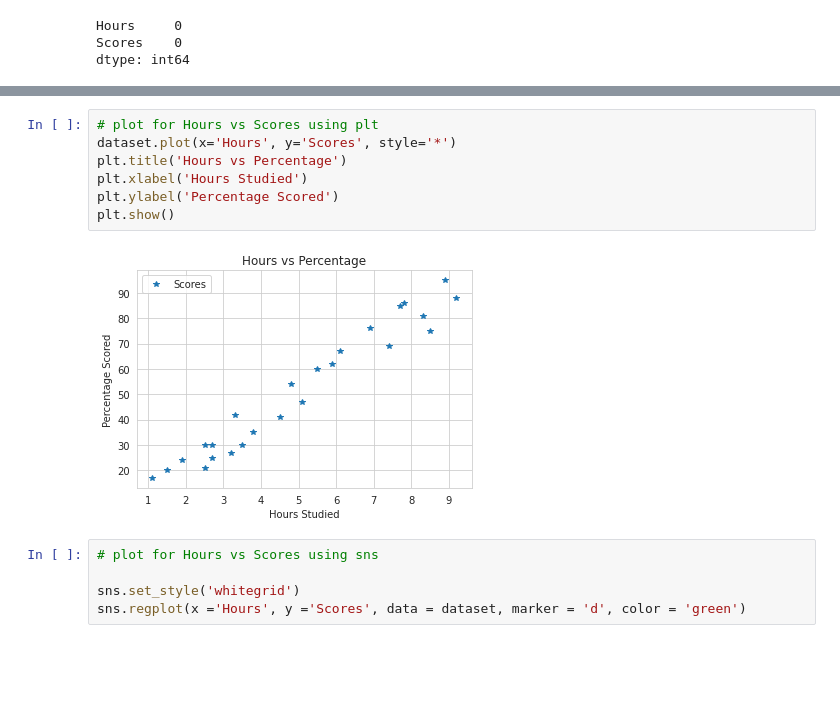
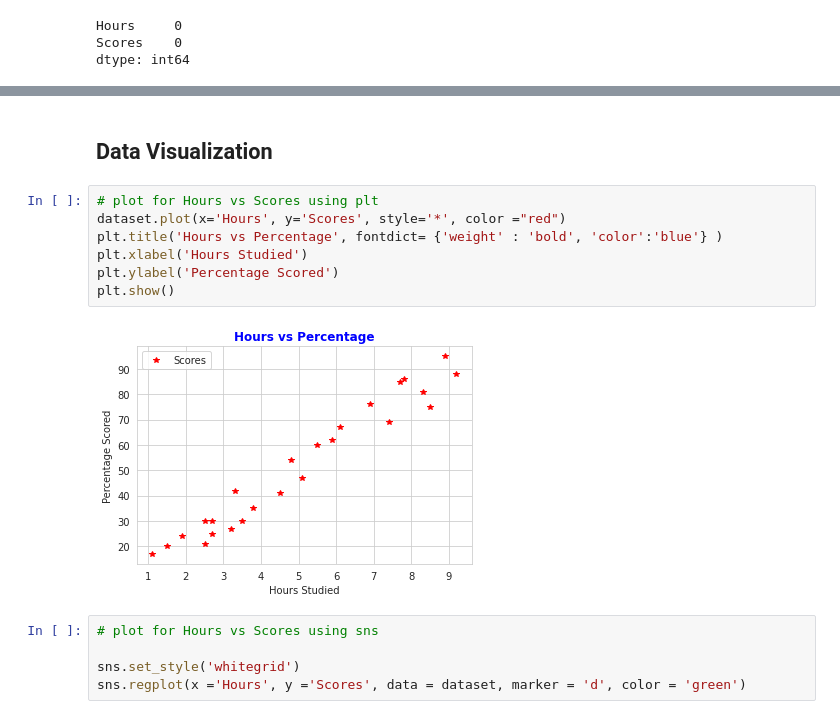
Before and after one commit to kowshik27/GRIP-Task01, a Jupyter notebook: GRIP_Task1_Prediction_using_Supervised_ML.ipynb, the cells around one changed output, grey strips where cells are left out. Saved outputs shown, nothing was run; the diff lists cells and outputs as text; blank space fills up the shorter version.

```diff
--- a/GRIP_Task1_Prediction_using_Supervised_ML.ipynb
+++ b/GRIP_Task1_Prediction_using_Supervised_ML.ipynb
@@ -43,12 +75,14 @@ dtype: int64
+# %% [markdown]
+## Data Visualization
 # %%
 # plot for Hours vs Scores using plt
-dataset.plot(x='Hours', y='Scores', style='*')
-plt.title('Hours vs Percentage')
+dataset.plot(x='Hours', y='Scores', style='*', color ="red")
+plt.title('Hours vs Percentage', fontdict= {'weight' : 'bold', 'color':'blue'} )
 plt.xlabel('Hours Studied')
 plt.ylabel('Percentage Scored')
 plt.show()
 # %% [output]
-[figure, old version]
+[figure, new version]
 # %%
 # plot for Hours vs Scores using sns
 
```
Also changed, not shown: parts of 9 cells of this notebook.
